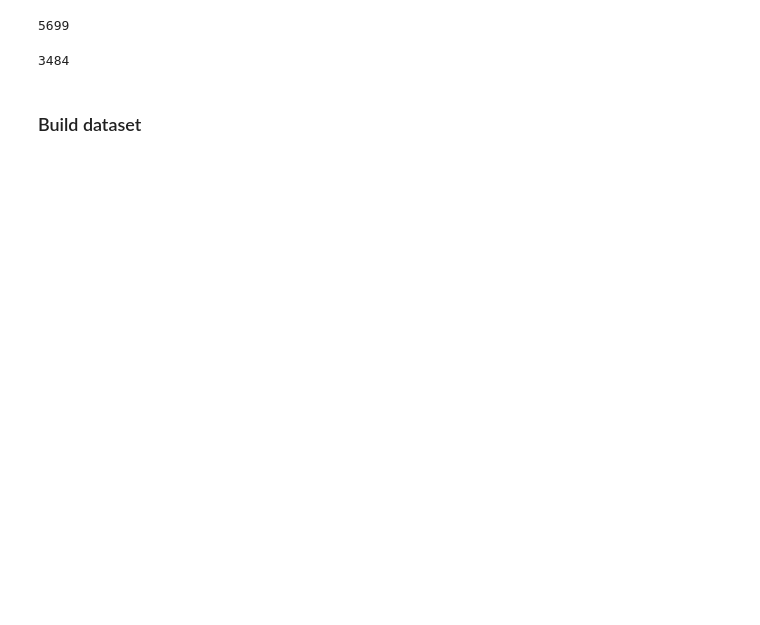
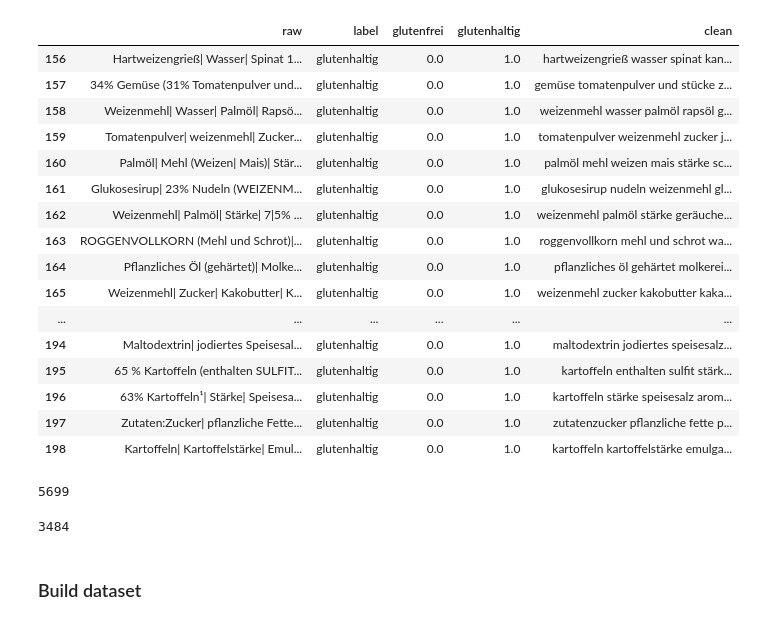
Before and after one commit to tyevhen/sjut-gluten, a Jupyter notebook: cnn_glove.ipynb, the cells around one changed output. Drawn from its saved outputs; the diff is of its cells as text; code cells hidden in the pictures; blank space fills up the shorter version.

```diff
--- a/cnn_glove.ipynb
+++ b/cnn_glove.ipynb
@@ -17,6 +17,26 @@ tokenize = lambda x: x.split()
 test_df = pd.read_csv('gluten_test_clean.csv', header=0, names=["raw", "label", "glutenfrei", "glutenhaltig", "clean"])
 # %%
 train_df = pd.read_csv('gluten_training_clean.csv', header=0, names=["raw", "label", "clean"])
+# %%
+test_df[train_df["label"] == 'glutenhaltig']
+# %% [output]
+|  | raw | label | glutenfrei | glutenhaltig | clean |
+| 156 | Hartweizengrieß| Wasser| Spinat 1... | glutenhaltig | 0.0 | 1.0 | hartweizengrieß wasser spinat kan... |
+| 157 | 34% Gemüse (31% Tomatenpulver und... | glutenhaltig | 0.0 | 1.0 | gemüse tomatenpulver und stücke z... |
+| 158 | Weizenmehl| Wasser| Palmöl| Rapsö... | glutenhaltig | 0.0 | 1.0 | weizenmehl wasser palmöl rapsöl g... |
+| 159 | Tomatenpulver| weizenmehl| Zucker... | glutenhaltig | 0.0 | 1.0 | tomatenpulver weizenmehl zucker j... |
+| 160 | Palmöl| Mehl (Weizen| Mais)| Stär... | glutenhaltig | 0.0 | 1.0 | palmöl mehl weizen mais stärke sc... |
+| 161 | Glukosesirup| 23% Nudeln (WEIZENM... | glutenhaltig | 0.0 | 1.0 | glukosesirup nudeln weizenmehl gl... |
+| 162 | Weizenmehl| Palmöl| Stärke| 7|5% ... | glutenhaltig | 0.0 | 1.0 | weizenmehl palmöl stärke geräuche... |
+| 163 | ROGGENVOLLKORN (Mehl und Schrot)|... | glutenhaltig | 0.0 | 1.0 | roggenvollkorn mehl und schrot wa... |
+| 164 | Pflanzliches Öl (gehärtet)| Molke... | glutenhaltig | 0.0 | 1.0 | pflanzliches öl gehärtet molkerei... |
+| 165 | Weizenmehl| Zucker| Kakobutter| K... | glutenhaltig | 0.0 | 1.0 | weizenmehl zucker kakobutter kaka... |
+| ... | ... | ... | ... | ... | ... |
+| 194 | Maltodextrin| jodiertes Speisesal... | glutenhaltig | 0.0 | 1.0 | maltodextrin jodiertes speisesalz... |
+| 195 | 65 % Kartoffeln (enthalten SULFIT... | glutenhaltig | 0.0 | 1.0 | kartoffeln enthalten sulfit stärk... |
+| 196 | 63% Kartoffeln¹| Stärke| Speisesa... | glutenhaltig | 0.0 | 1.0 | kartoffeln stärke speisesalz arom... |
+| 197 | Zutaten:Zucker| pflanzliche Fette... | glutenhaltig | 0.0 | 1.0 | zutatenzucker pflanzliche fette p... |
+| 198 | Kartoffeln| Kartoffelstärke| Emul... | glutenhaltig | 0.0 | 1.0 | kartoffeln kartoffelstärke emulga... |
 # %%
 len(train_df[train_df["label"] == "glutenfrei"])
 # %% [output]
```
Also changed, not shown: parts of 31 cells of this notebook.
